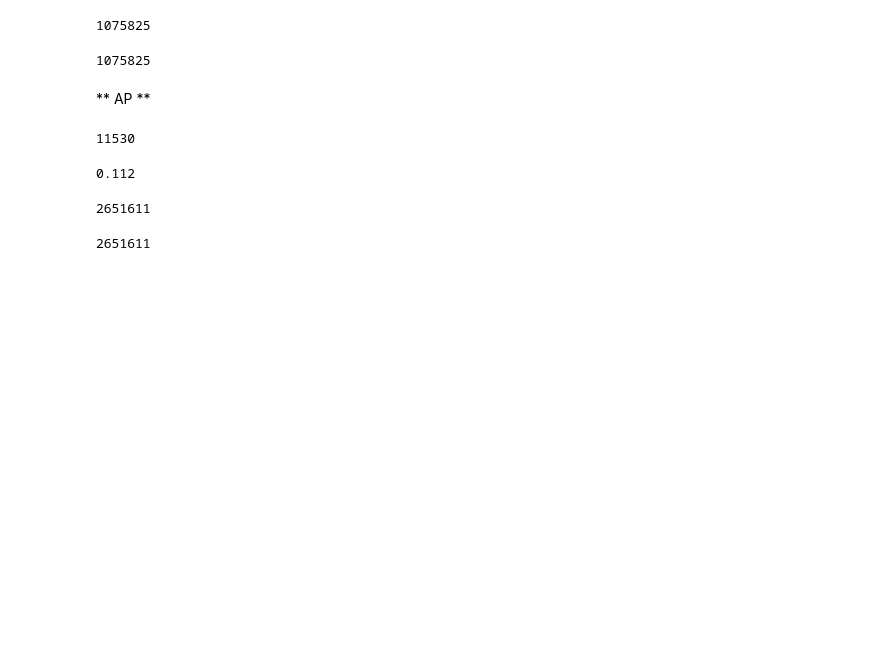
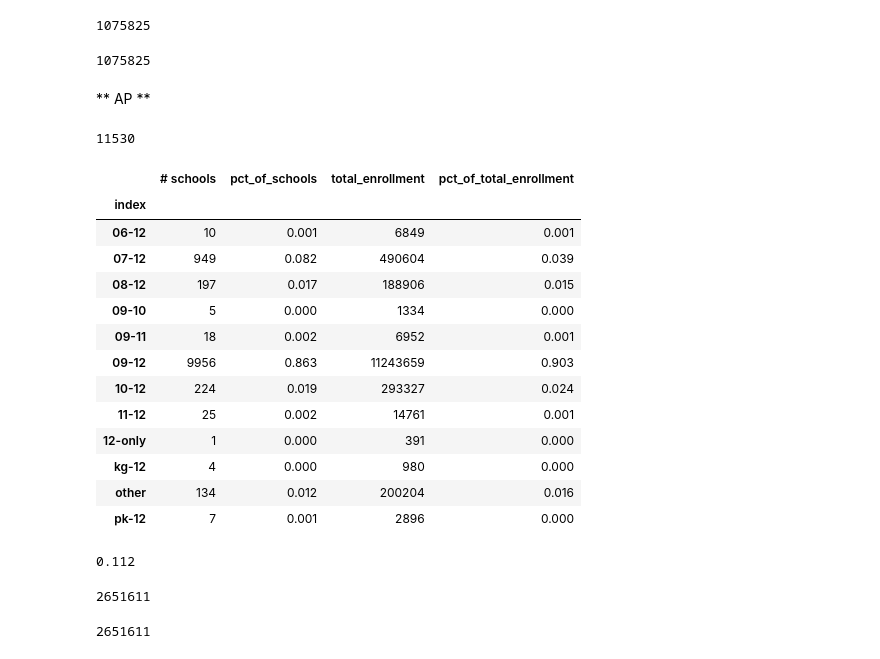
Before and after one commit to oconnoag/nacep_dual_enrollment_analysis, a Jupyter notebook: jupyter_notebooks/02_enrollment_analysis-Copy1.ipynb, the cells around one changed output. Cells and saved outputs as stored; diff of their text form; code cells hidden in the pictures; blank space fills up the shorter version.

```diff
--- a/jupyter_notebooks/02_enrollment_analysis-Copy1.ipynb
+++ b/jupyter_notebooks/02_enrollment_analysis-Copy1.ipynb
@@ -296,6 +411,33 @@ crdc_1516_apYes = crdc_1516_cleaned[crdc_1516_cleaned.SCH_APENR_IND == 'Yes']
 len(crdc_1516_apYes)
 # %% [output]
 11530
+# %%
+"""Distribution of Grade Ranges for the Ap-Yes set (Part 1)"""
+apYes_grade_range_list = school_grade_range(crdc_1516_apYes).join(crdc_1516_apYes['total_enrollment'].reset_index(drop = True), how = 'outer')
+# %%
+"""Distribution of Grade Ranges for the AP-Yes set (Part 2)"""
+apYes_grade_range_dist = apYes_grade_range_list['grade_range'].value_counts().reset_index().sort_values('index').set_index('index')
+apYes_grade_range_dist['pct_of_schools'] = round(apYes_grade_range_dist['grade_range'] / len(apYes_grade_range_list), 3)
+
+apYes_grade_range_enrollments = pd.DataFrame(apYes_grade_range_list.groupby('grade_range')['total_enrollment'].sum())
+apYes_grade_range_enrollments['pct_of_total_enrollment'] = round(apYes_grade_range_enrollments['total_enrollment'] / crdc_1516_apYes['total_enrollment'].sum(), 3)
+
+apYes_grade_range_dist.join(apYes_grade_range_enrollments).rename({'grade_range': '# schools'}, axis = 1)
+# %% [output]
+|  | # schools | pct_of_schools | total_enrollment | pct_of_total_enrollment |
+| index |  |  |  |  |
+| 06-12 | 10 | 0.001 | 6849 | 0.001 |
+| 07-12 | 949 | 0.082 | 490604 | 0.039 |
+| 08-12 | 197 | 0.017 | 188906 | 0.015 |
+| 09-10 | 5 | 0.000 | 1334 | 0.000 |
+| 09-11 | 18 | 0.002 | 6952 | 0.001 |
+| 09-12 | 9956 | 0.863 | 11243659 | 0.903 |
+| 10-12 | 224 | 0.019 | 293327 | 0.024 |
+| 11-12 | 25 | 0.002 | 14761 | 0.001 |
+| 12-only | 1 | 0.000 | 391 | 0.000 |
+| kg-12 | 4 | 0.000 | 980 | 0.000 |
+| other | 134 | 0.012 | 200204 | 0.016 |
+| pk-12 | 7 | 0.001 | 2896 | 0.000 |
 # %%
 """What portion of schools that offer AP have grades of 8th or younger?  This is important when considering
     total enrollment of these schools, as only students in grades 9+ will be taking DE or AP Classes"""
```
Also changed, not shown: parts of 39 cells of this notebook, 1 other file.
